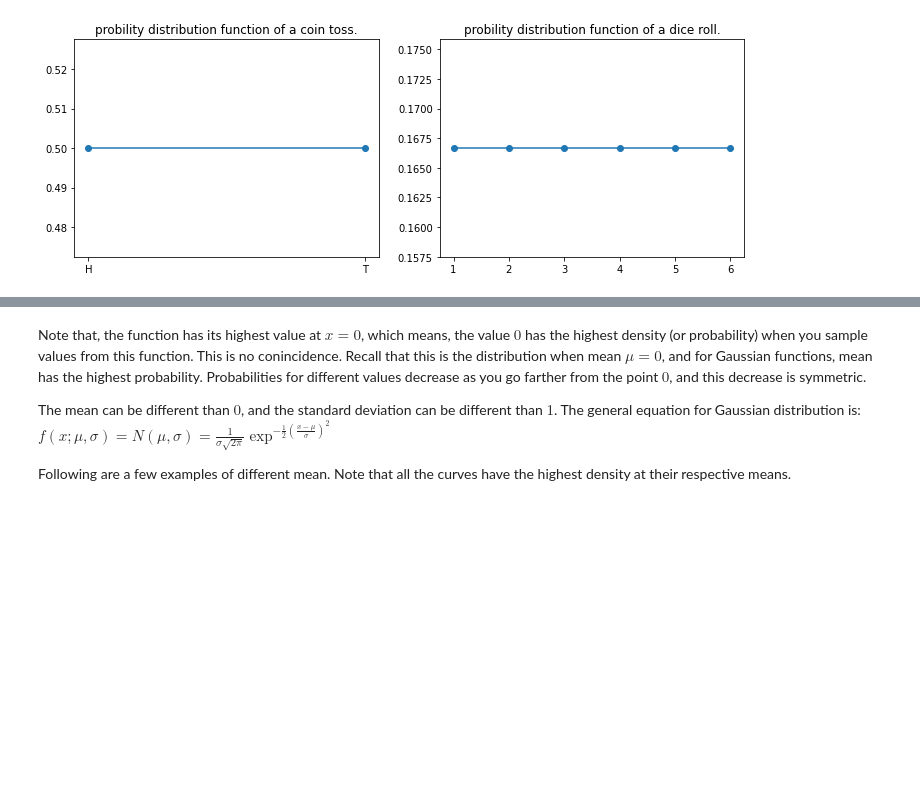
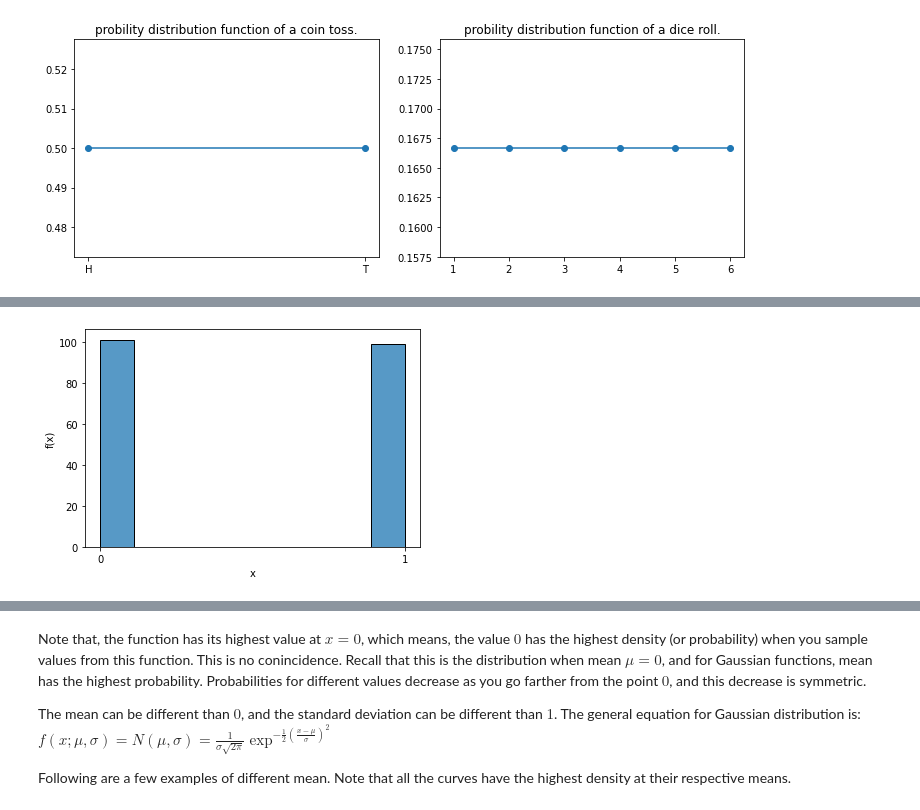
Before and after one commit to PERSUE-Lab-ASU/cse467-tutorial, a Jupyter notebook: chapters/preli/probability.ipynb, the cells around one changed output, grey strips where cells are left out. Cells and saved outputs as stored; diff of their text form; code cells hidden in the pictures; blank space fills up the shorter version.

```diff
--- a/chapters/preli/probability.ipynb
+++ b/chapters/preli/probability.ipynb
@@ -103,0 +105,9 @@ $f(x) = \frac{1}{\sqrt{2\pi}} e^{-\frac{x^2}{2}}$
+# %%
+# np.random.binomial(size=3, n=1, p= 0.5)
+sns.histplot(x=np.random.binomial(size=200,n=1,p=.5), shrink=1)
+plt.xlabel('x')
+plt.xticks([0,1])
+plt.ylabel('f(x)')
+plt.show()
+# %% [output]
+[figure, added]
```
Also changed, not shown: parts of 13 cells of this notebook.
